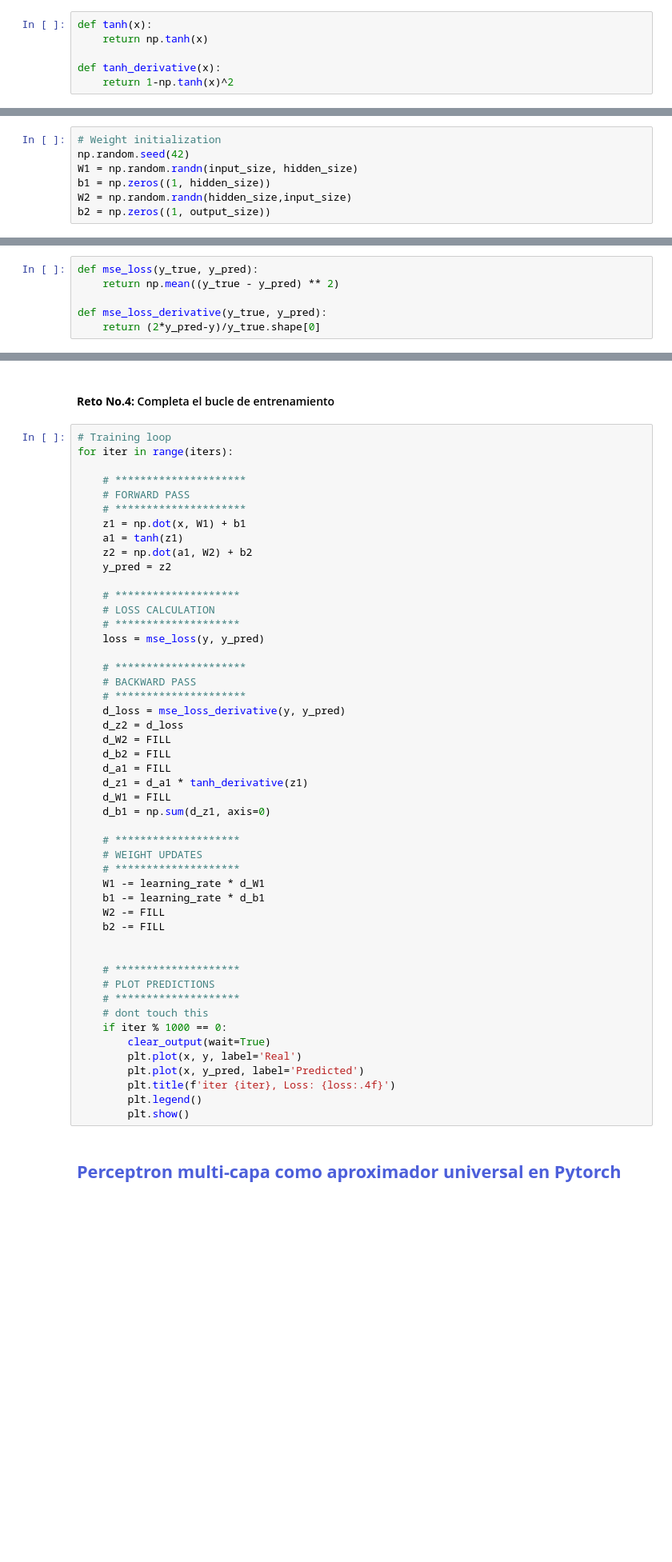
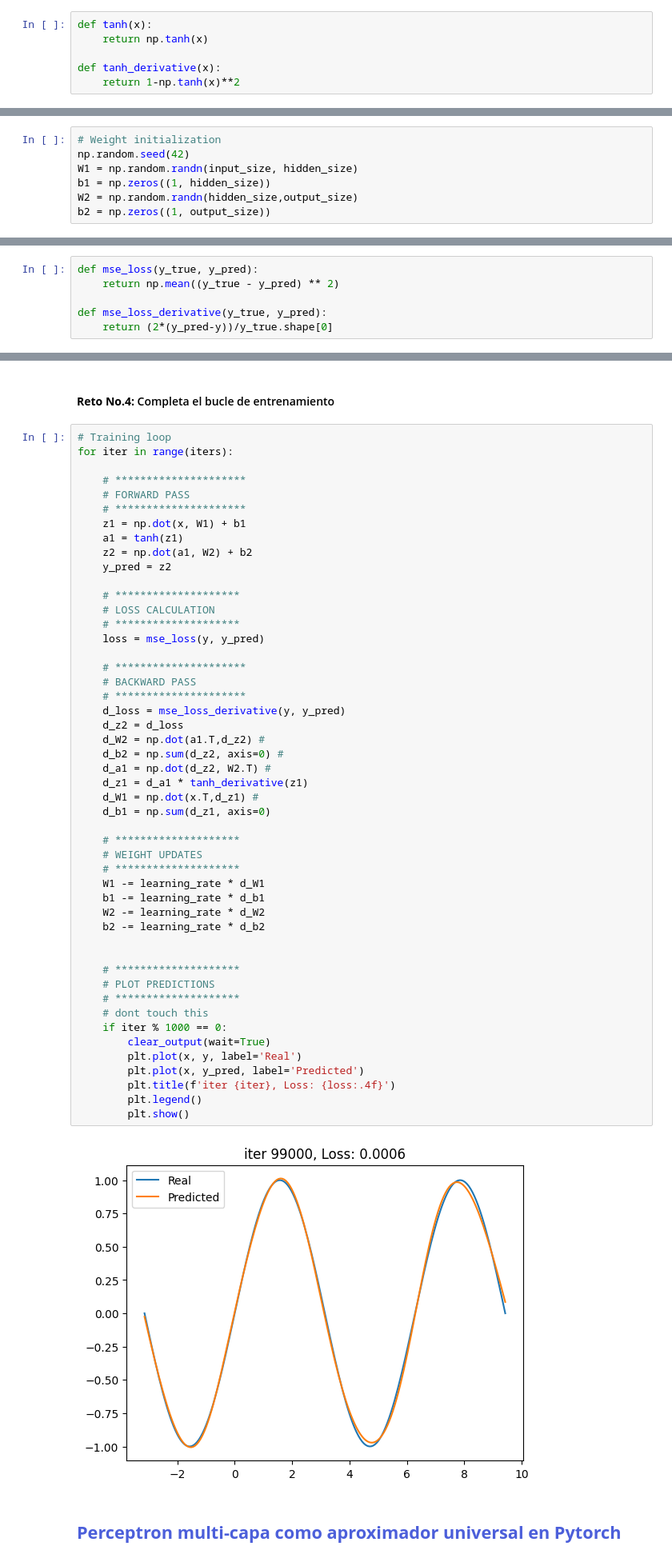
Before and after one commit to MTDelgado12/Hands-on-Computer-Vision, a Jupyter notebook: sesiones/sesion3/Sesion3_1_DeepLearning.ipynb, the cells around one changed output, grey strips where cells are left out. Shown at 80% size. Cells and saved outputs as stored; diff of their text form; blank space fills up the shorter version.

```diff
--- a/sesiones/sesion3/Sesion3_1_DeepLearning.ipynb
+++ b/sesiones/sesion3/Sesion3_1_DeepLearning.ipynb
@@ -56,7 +56,7 @@ def tanh(x):
     return np.tanh(x)
 
 def tanh_derivative(x):
-    return 1-np.tanh(x)^2
+    return 1-np.tanh(x)**2
 # %% [markdown]
 ### <font color="4C5FDA"> **Parametros del perceptron multi-capa** </font>
 # %% [markdown]
@@ -77,7 +77,7 @@ iters = 100000
 np.random.seed(42)
 W1 = np.random.randn(input_size, hidden_size)
 b1 = np.zeros((1, hidden_size))
-W2 = np.random.randn(hidden_size,input_size)
+W2 = np.random.randn(hidden_size,output_size)
 b2 = np.zeros((1, output_size))
 # %% [markdown]
 Se define la derivada de la función de pérdida del error cuadrático medio (MSE) respecto a la predicción como:
@@ -92,7 +92,7 @@ def mse_loss(y_true, y_pred):
     return np.mean((y_true - y_pred) ** 2)
 
 def mse_loss_derivative(y_true, y_pred):
-    return (2*y_pred-y)/y_true.shape[0]
+    return (2*(y_pred-y))/y_true.shape[0]
 # %% [markdown]
 ### <font color="4C5FDA"> **Entrenamiento** </font>
 # %% [markdown]
@@ -165,39 +165,41 @@ for iter in range(iters):
     # LOSS CALCULATION
     # ********************
     loss = mse_loss(y, y_pred)
 
     # *********************
     # BACKWARD PASS
     # *********************
     d_loss = mse_loss_derivative(y, y_pred)
     d_z2 = d_loss
-    d_W2 = FILL
-    d_b2 = FILL
-    d_a1 = FILL
+    d_W2 = np.dot(a1.T,d_z2) #
+    d_b2 = np.sum(d_z2, axis=0) #
+    d_a1 = np.dot(d_z2, W2.T) #
     d_z1 = d_a1 * tanh_derivative(z1)
-    d_W1 = FILL
+    d_W1 = np.dot(x.T,d_z1) #
     d_b1 = np.sum(d_z1, axis=0)
 
     # ********************
     # WEIGHT UPDATES
     # ********************
     W1 -= learning_rate * d_W1
     b1 -= learning_rate * d_b1
-    W2 -= FILL
-    b2 -= FILL
+    W2 -= learning_rate * d_W2
+    b2 -= learning_rate * d_b2
 
 
     # ********************
     # PLOT PREDICTIONS
     # ********************
     # dont touch this
     if iter % 1000 == 0:
         clear_output(wait=True)
         plt.plot(x, y, label='Real')
         plt.plot(x, y_pred, label='Predicted')
         plt.title(f'iter {iter}, Loss: {loss:.4f}')
         plt.legend()
         plt.show()
+# %% [output]
+[figure, added]
 # %% [markdown]
 ## <font color='#4C5FDA'>**Perceptron multi-capa como aproximador universal en Pytorch** </font> <a name="tema1">
 # %% [markdown]
```
Also changed, not shown: parts of 3 cells of this notebook.
